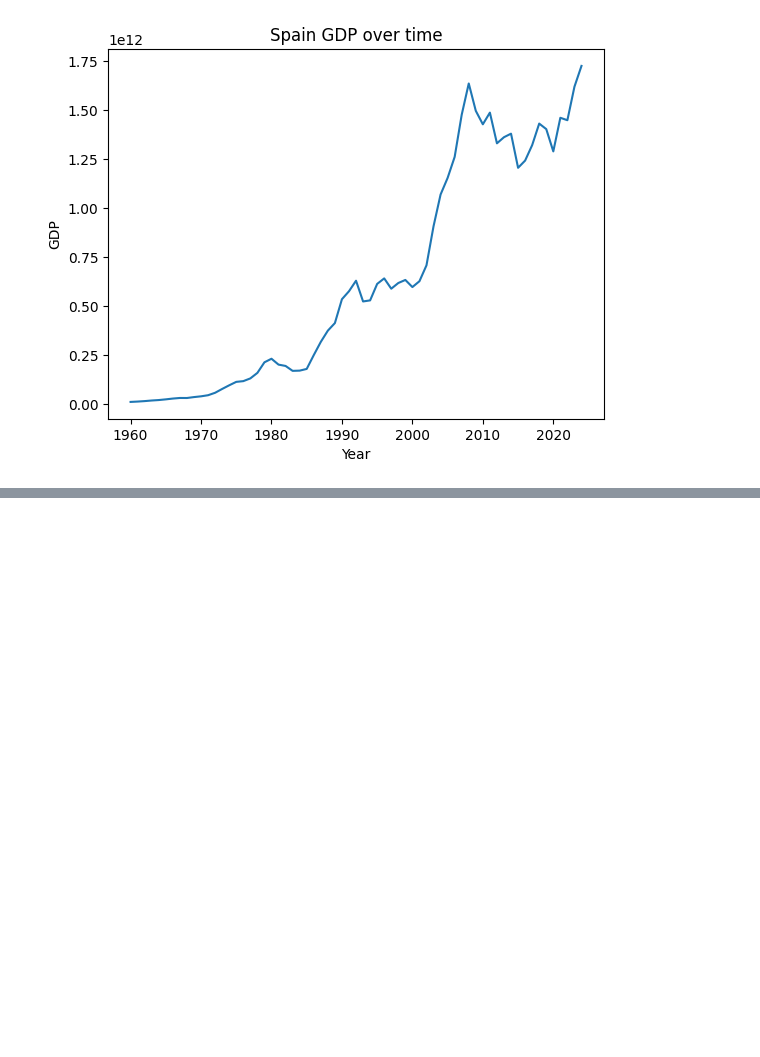
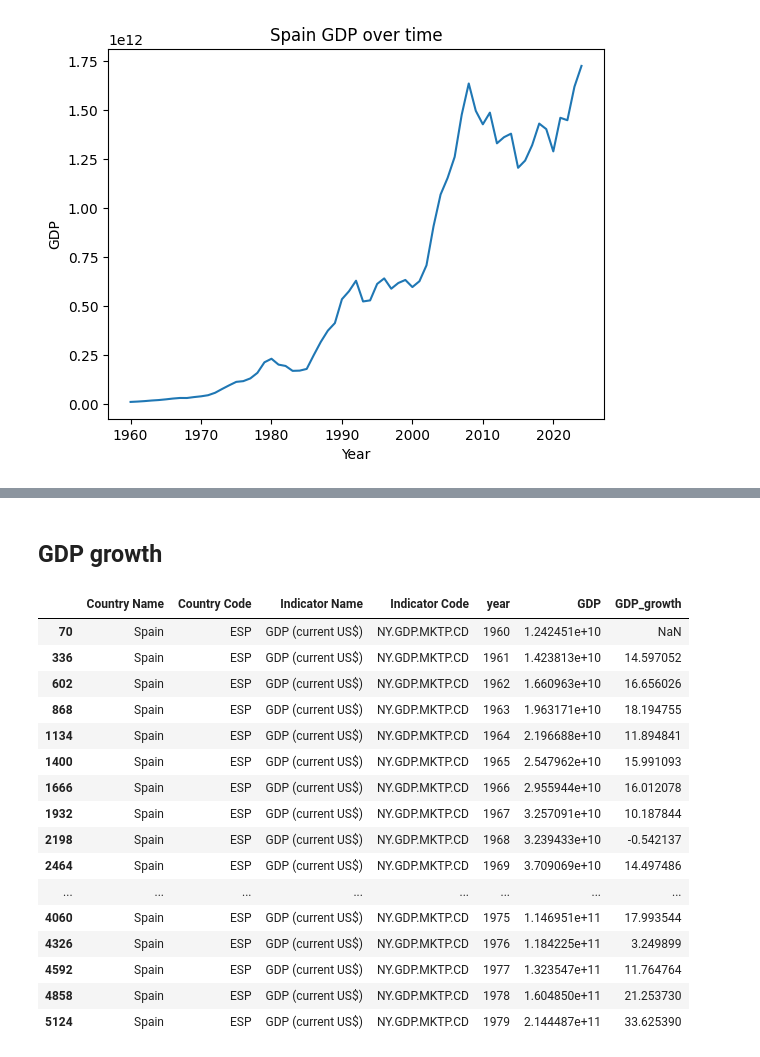
Before and after one commit to alenachuklina/global-economic-risk-monitor, a Jupyter notebook: notebooks/01_data_exploration.ipynb, the cells around one changed output, grey strips where cells are left out. Saved outputs shown, nothing was run; the diff lists cells and outputs as text; code cells hidden in the pictures; blank space fills up the shorter version.

```diff
--- a/notebooks/01_data_exploration.ipynb
+++ b/notebooks/01_data_exploration.ipynb
@@ -175,0 +203,25 @@ plt.show()
+# %% [markdown]
+## GDP growth
+# %%
+df_long["GDP_growth"] = df_long.groupby("Country Name")["GDP"].pct_change() * 100
+# %%
+spain = df_long[df_long["Country Name"] == "Spain"]
+spain.head(20)
+# %% [output]
+|  | Country Name | Country Code | Indicator Name | Indicator Code | year | GDP | GDP_growth |
+| 70 | Spain | ESP | GDP (current US$) | NY.GDP.MKTP.CD | 1960 | 1.242451e+10 | NaN |
+| 336 | Spain | ESP | GDP (current US$) | NY.GDP.MKTP.CD | 1961 | 1.423813e+10 | 14.597052 |
+| 602 | Spain | ESP | GDP (current US$) | NY.GDP.MKTP.CD | 1962 | 1.660963e+10 | 16.656026 |
+| 868 | Spain | ESP | GDP (current US$) | NY.GDP.MKTP.CD | 1963 | 1.963171e+10 | 18.194755 |
+| 1134 | Spain | ESP | GDP (current US$) | NY.GDP.MKTP.CD | 1964 | 2.196688e+10 | 11.894841 |
+| 1400 | Spain | ESP | GDP (current US$) | NY.GDP.MKTP.CD | 1965 | 2.547962e+10 | 15.991093 |
+| 1666 | Spain | ESP | GDP (current US$) | NY.GDP.MKTP.CD | 1966 | 2.955944e+10 | 16.012078 |
+| 1932 | Spain | ESP | GDP (current US$) | NY.GDP.MKTP.CD | 1967 | 3.257091e+10 | 10.187844 |
+| 2198 | Spain | ESP | GDP (current US$) | NY.GDP.MKTP.CD | 1968 | 3.239433e+10 | -0.542137 |
+| 2464 | Spain | ESP | GDP (current US$) | NY.GDP.MKTP.CD | 1969 | 3.709069e+10 | 14.497486 |
+| ... | ... | ... | ... | ... | ... | ... | ... |
+| 4060 | Spain | ESP | GDP (current US$) | NY.GDP.MKTP.CD | 1975 | 1.146951e+11 | 17.993544 |
+| 4326 | Spain | ESP | GDP (current US$) | NY.GDP.MKTP.CD | 1976 | 1.184225e+11 | 3.249899 |
+| 4592 | Spain | ESP | GDP (current US$) | NY.GDP.MKTP.CD | 1977 | 1.323547e+11 | 11.764764 |
+| 4858 | Spain | ESP | GDP (current US$) | NY.GDP.MKTP.CD | 1978 | 1.604850e+11 | 21.253730 |
+| 5124 | Spain | ESP | GDP (current US$) | NY.GDP.MKTP.CD | 1979 | 2.144487e+11 | 33.625390 |
```
Also changed, not shown: parts of 4 cells of this notebook.
